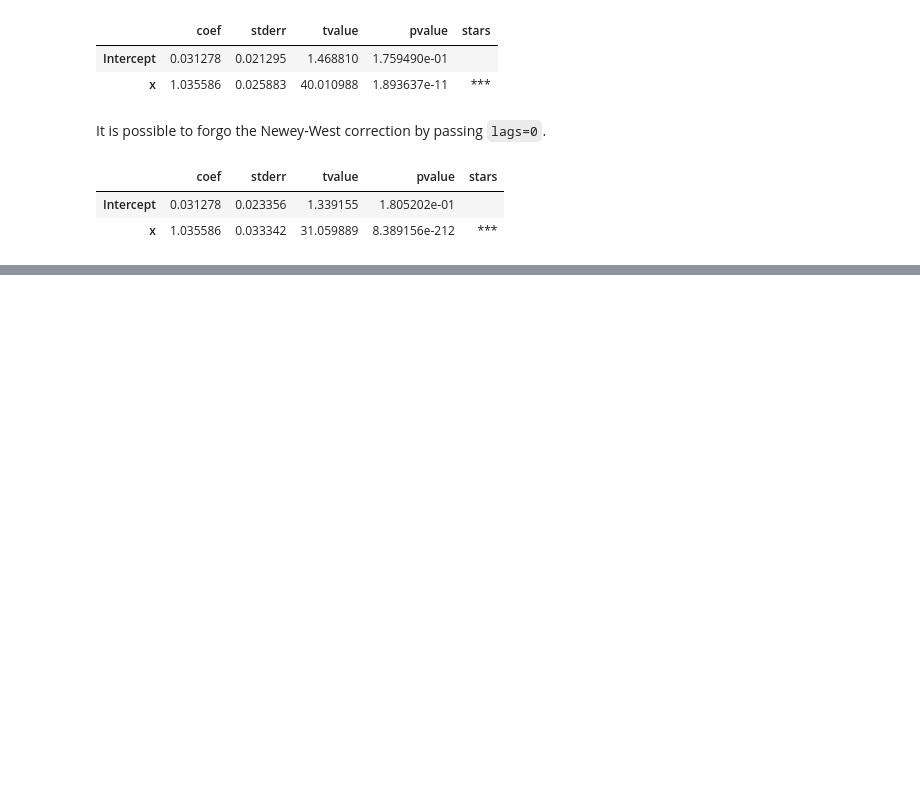
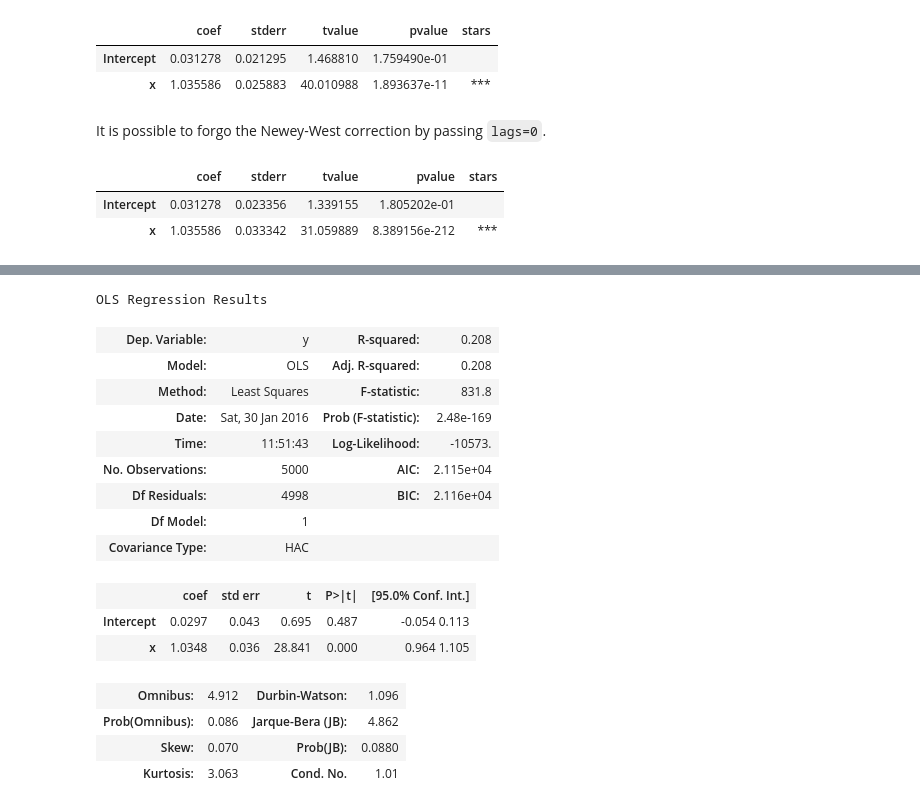
Before and after one commit to vgreg/python-se, a Jupyter notebook: Standard errors in Python.ipynb, the cells around one changed output, grey strips where cells are left out. Drawn from its saved outputs; the diff is of its cells as text; code cells hidden in the pictures; blank space fills up the shorter version.

Commit message:
Newey-West
Fixed a few typos and added Newey-West adjustment.

```diff
--- a/Standard errors in Python.ipynb
+++ b/Standard errors in Python.ipynb
@@ -295,0 +300,24 @@ fama_macbeth('y ~ x', 'year', df, lags=0)
+# %%
+# Note: this adjustment doesn't really make sense for our sample dataset, it's just an illustration.
+nw_ols = sm.ols(formula='y ~ x', data=df).fit(cov_type='HAC',
+                                              cov_kwds={'maxlags': 3},
+                                              use_t=True)
+nw_ols.summary()
+# %% [output]
+OLS Regression Results
+| Dep. Variable: | y | R-squared: | 0.208 |
+| Model: | OLS | Adj. R-squared: | 0.208 |
+| Method: | Least Squares | F-statistic: | 831.8 |
+| Date: | Sat, 30 Jan 2016 | Prob (F-statistic): | 2.48e-169 |
+| Time: | 11:51:43 | Log-Likelihood: | -10573. |
+| No. Observations: | 5000 | AIC: | 2.115e+04 |
+| Df Residuals: | 4998 | BIC: | 2.116e+04 |
+| Df Model: | 1 |  |  |
+| Covariance Type: | HAC |  |  |
+|  | coef | std err | t | P>|t| | [95.0% Conf. Int.] |
+| Intercept | 0.0297 | 0.043 | 0.695 | 0.487 | -0.054 0.113 |
+| x | 1.0348 | 0.036 | 28.841 | 0.000 | 0.964 1.105 |
+| Omnibus: | 4.912 | Durbin-Watson: | 1.096 |
+| Prob(Omnibus): | 0.086 | Jarque-Bera (JB): | 4.862 |
+| Skew: | 0.070 | Prob(JB): | 0.0880 |
+| Kurtosis: | 3.063 | Cond. No. | 1.01 |
```
Also changed, not shown: parts of 11 cells of this notebook.
